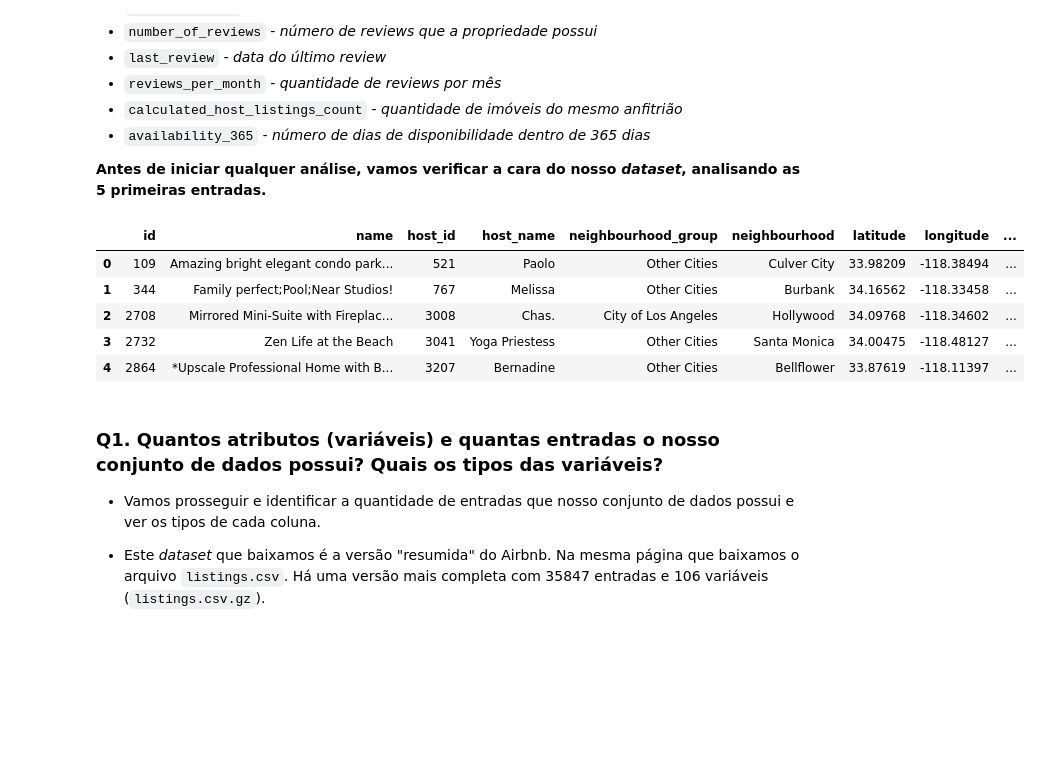
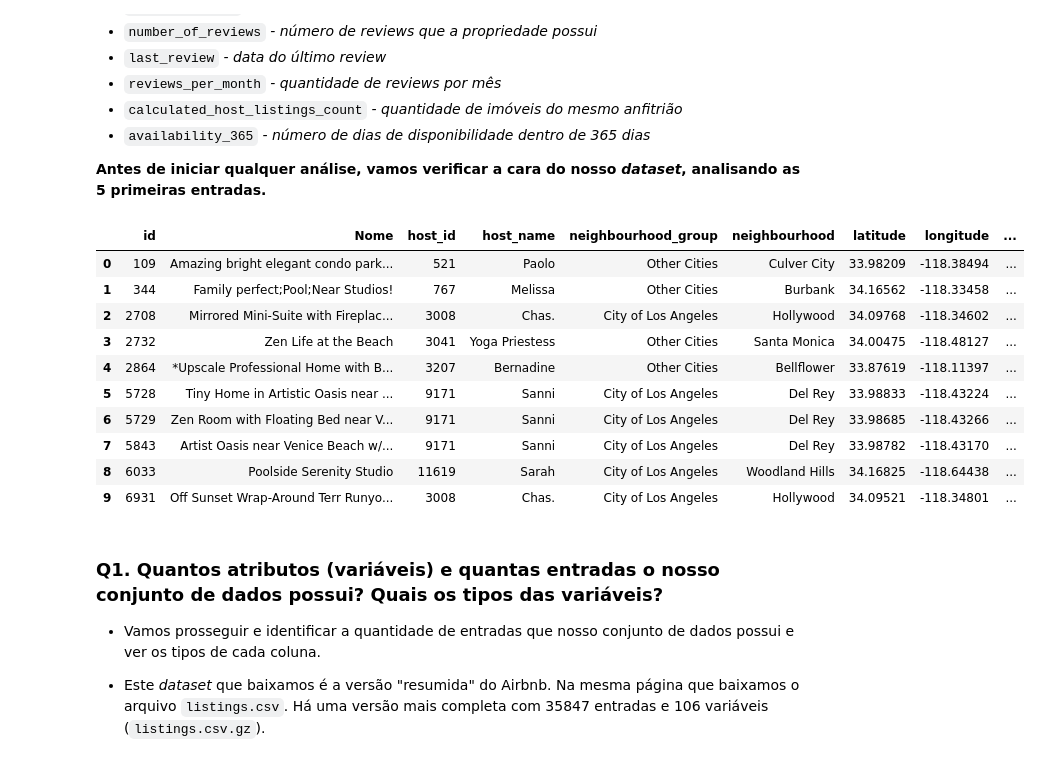
Before and after one commit to eliasfeitoza/Curso-Data-Science-na-Pratica, a Jupyter notebook: Analisando_os_Dados_do_Airbnb.ipynb, the cells around one changed output. Cells and saved outputs as stored; diff of their text form; code cells hidden in the pictures; blank space fills up the shorter version.

```diff
--- a/Analisando_os_Dados_do_Airbnb.ipynb
+++ b/Analisando_os_Dados_do_Airbnb.ipynb
@@ -74,15 +74,20 @@ df = pd.read_csv("https://bit.ly/2UGgeCi")
 <b>Antes de iniciar qualquer análise, vamos verificar a cara do nosso *dataset*, analisando as 5 primeiras entradas.</b>
 # %%
 # mostrar as 5 primeiras entradas
-
-df.head()
+df = df.rename(columns={"name":"Nome"}) #Comando para renomear as colunas
+df.head(10)
 # %% [output]
-|  | id | name | host_id | host_name | neighbourhood_group | neighbourhood | latitude | longitude | ... |
+|  | id | Nome | host_id | host_name | neighbourhood_group | neighbourhood | latitude | longitude | ... |
 | 0 | 109 | Amazing bright elegant condo park... | 521 | Paolo | Other Cities | Culver City | 33.98209 | -118.38494 | ... |
 | 1 | 344 | Family perfect;Pool;Near Studios! | 767 | Melissa | Other Cities | Burbank | 34.16562 | -118.33458 | ... |
 | 2 | 2708 | Mirrored Mini-Suite with Fireplac... | 3008 | Chas. | City of Los Angeles | Hollywood | 34.09768 | -118.34602 | ... |
 | 3 | 2732 | Zen Life at the Beach | 3041 | Yoga Priestess | Other Cities | Santa Monica | 34.00475 | -118.48127 | ... |
 | 4 | 2864 | *Upscale Professional Home with B... | 3207 | Bernadine | Other Cities | Bellflower | 33.87619 | -118.11397 | ... |
+| 5 | 5728 | Tiny Home in Artistic Oasis near ... | 9171 | Sanni | City of Los Angeles | Del Rey | 33.98833 | -118.43224 | ... |
+| 6 | 5729 | Zen Room with Floating Bed near V... | 9171 | Sanni | City of Los Angeles | Del Rey | 33.98685 | -118.43266 | ... |
+| 7 | 5843 | Artist Oasis near Venice Beach w/... | 9171 | Sanni | City of Los Angeles | Del Rey | 33.98782 | -118.43170 | ... |
+| 8 | 6033 | Poolside Serenity Studio | 11619 | Sarah | City of Los Angeles | Woodland Hills | 34.16825 | -118.64438 | ... |
+| 9 | 6931 | Off Sunset Wrap-Around Terr Runyo... | 3008 | Chas. | City of Los Angeles | Hollywood | 34.09521 | -118.34801 | ... |
 # %% [markdown]
 ### **Q1. Quantos atributos (variáveis) e quantas entradas o nosso conjunto de dados possui? Quais os tipos das variáveis?**
 
```
Also changed, not shown: parts of 5 cells of this notebook.
